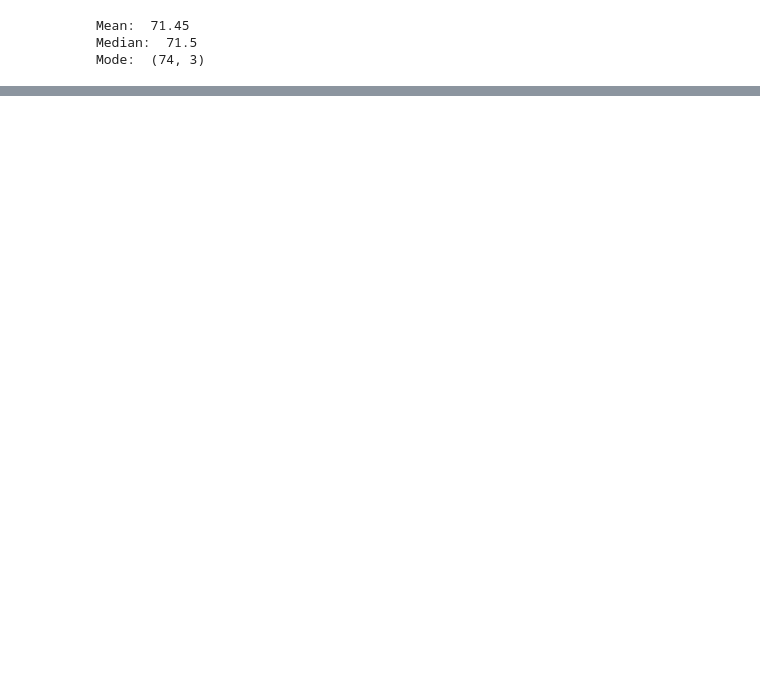
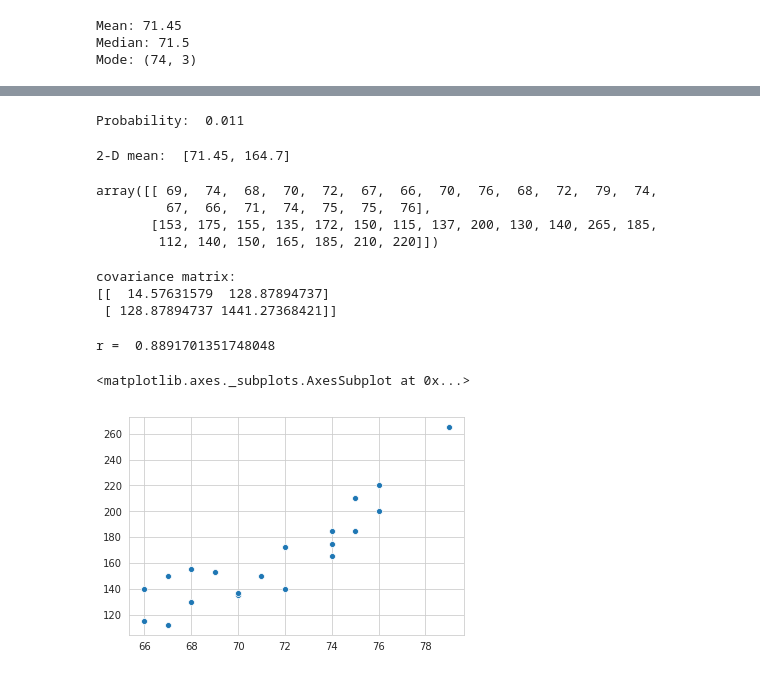
Before and after one commit to baibai25/Lecture, a Jupyter notebook: dvd/kadai1.ipynb, the cells around one changed output, grey strips where cells are left out. Drawn from its saved outputs; the diff is of its cells as text; code cells hidden in the pictures; blank space fills up the shorter version.

```diff
--- a/dvd/kadai1.ipynb
+++ b/dvd/kadai1.ipynb
@@ -69,0 +83,46 @@ sns.distplot(x_normal, bins=10)
+# %%
+# (d)
+sort_x = sorted(x_normal)
+count = 0
+
+for i in range(len(sort_x)):
+
+    if (80 <= sort_x[i]):
+        count += 1
+
+prob = count / len(sort_x)
+print('Probability: ', prob)
+# %% [output]
+Probability:  0.011
+# %%
+# (e)
+mu = [X.mean(), Y.mean()]
+print('2-D mean: ', mu)
+# %% [output]
+2-D mean:  [71.45, 164.7]
+# %%
+data = np.vstack((X, Y))
+data
+# %% [output]
+array([[ 69,  74,  68,  70,  72,  67,  66,  70,  76,  68,  72,  79,  74,
+         67,  66,  71,  74,  75,  75,  76],
+       [153, 175, 155, 135, 172, 150, 115, 137, 200, 130, 140, 265, 185,
+        112, 140, 150, 165, 185, 210, 220]])
+# %%
+print('covariance matrix:')
+print(np.cov(data, rowvar=1, bias=0))
+# %% [output]
+covariance matrix:
+[[  14.57631579  128.87894737]
+ [ 128.87894737 1441.27368421]]
+# %%
+# (f)
+print('r = ', np.corrcoef(X, Y, rowvar=True)[0, 1])
+# %% [output]
+r =  0.8891701351748048
+# %%
+# (g)
+sns.scatterplot(X, Y)
+# %% [output]
+<matplotlib.axes._subplots.AxesSubplot at 0x...>
+[figure, added]
```
Also changed, not shown: parts of 12 cells of this notebook.
